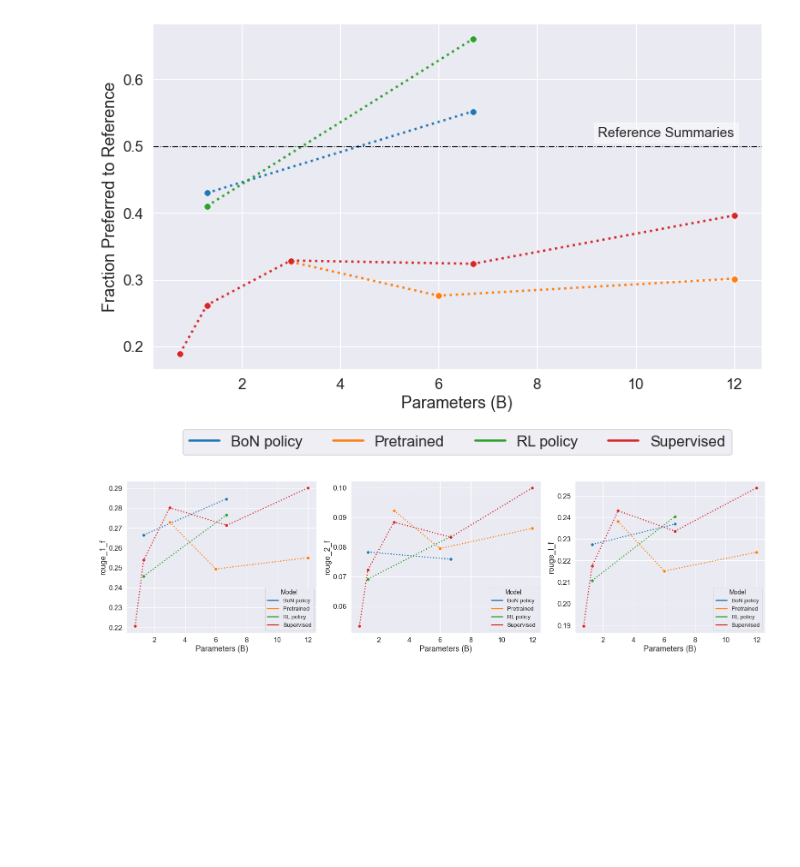
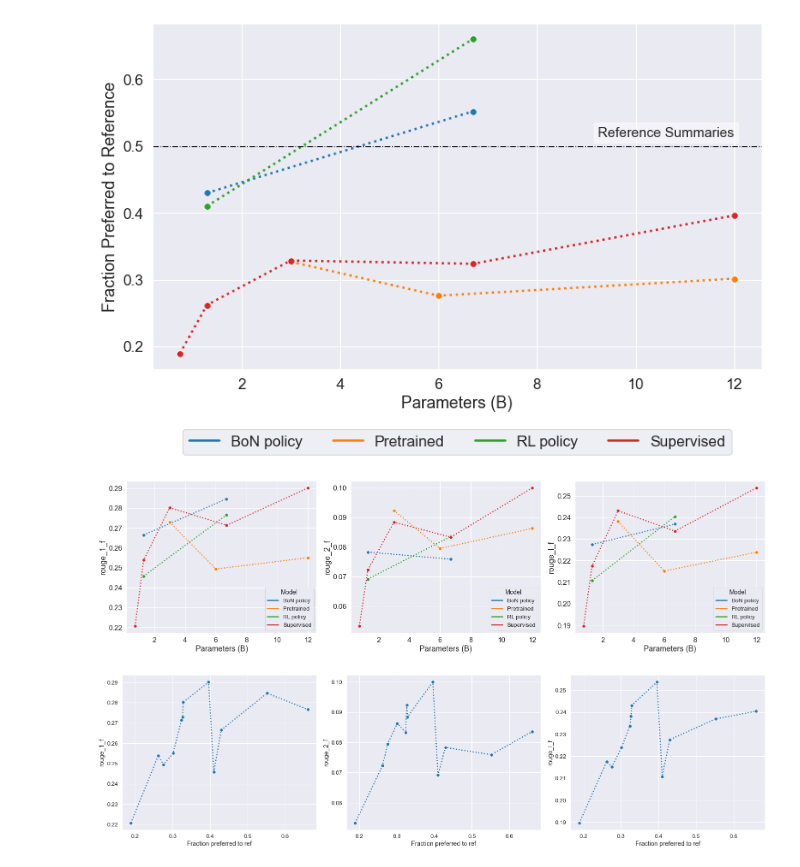
Before and after one commit to DavidColasRomanos/ExplainSumm, a Jupyter notebook: duality_complexity_quality.ipynb, the cells around one changed output. Cells and saved outputs as stored; diff of their text form; code cells hidden in the pictures; blank space fills up the shorter version.

```diff
--- a/duality_complexity_quality.ipynb
+++ b/duality_complexity_quality.ipynb
@@ -56,10 +37,16 @@ plot_fraction_preferred_to_ref(eval_summ_metrics.fraction_preferred_to_ref)
 # %%
 plot_metrics_by_algorithm_and_complexity(
     eval_summ_metrics,
     ['rouge_1_f', 'rouge_2_f', 'rouge_l_f'],
 )
+
+plot_metrics_by_fraction_preferred_to_ref(
+    eval_summ_metrics,
+    ['rouge_1_f', 'rouge_2_f', 'rouge_l_f'],
+)
 # %% [output]
 [figure]
+[figure, added]
 # %%
 plot_metrics_by_algorithm_and_complexity(
     eval_summ_metrics,
```
Also changed, not shown: parts of 7 cells of this notebook, 1 other file.
